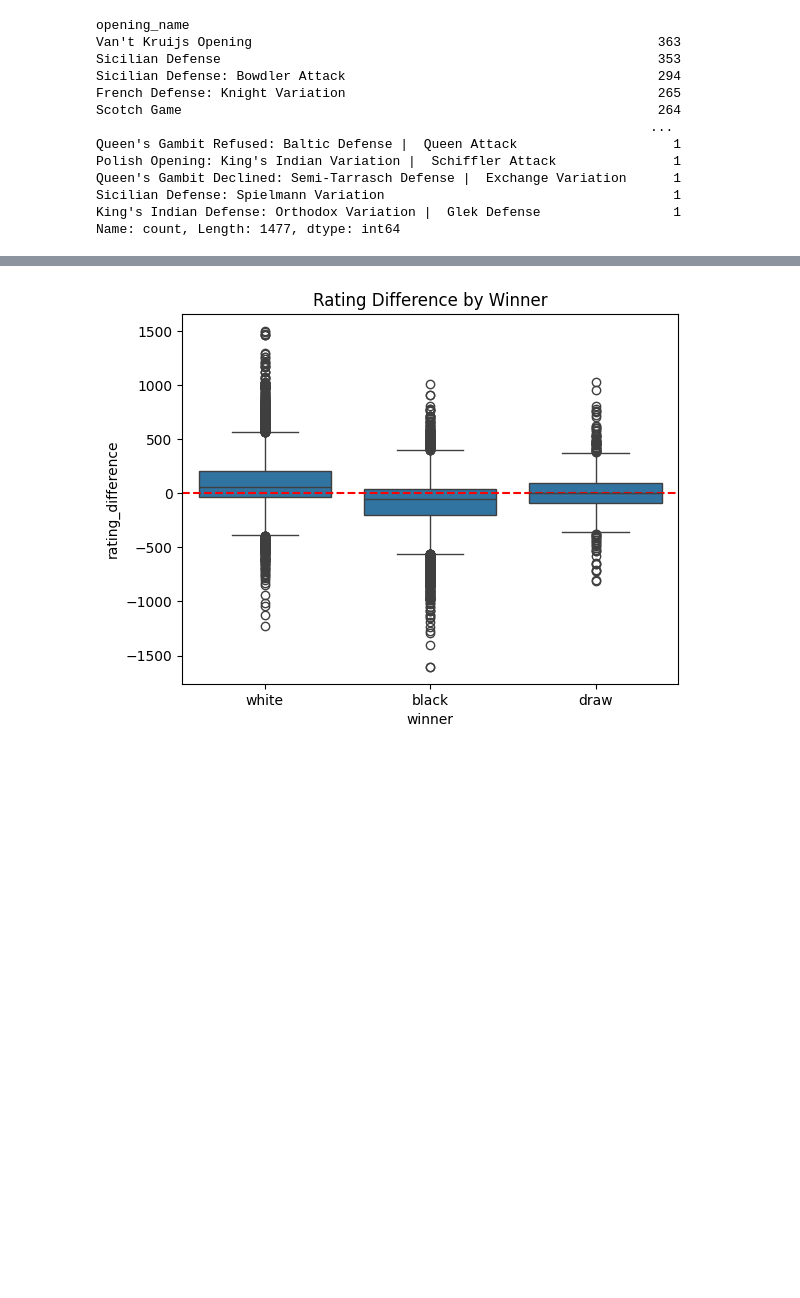
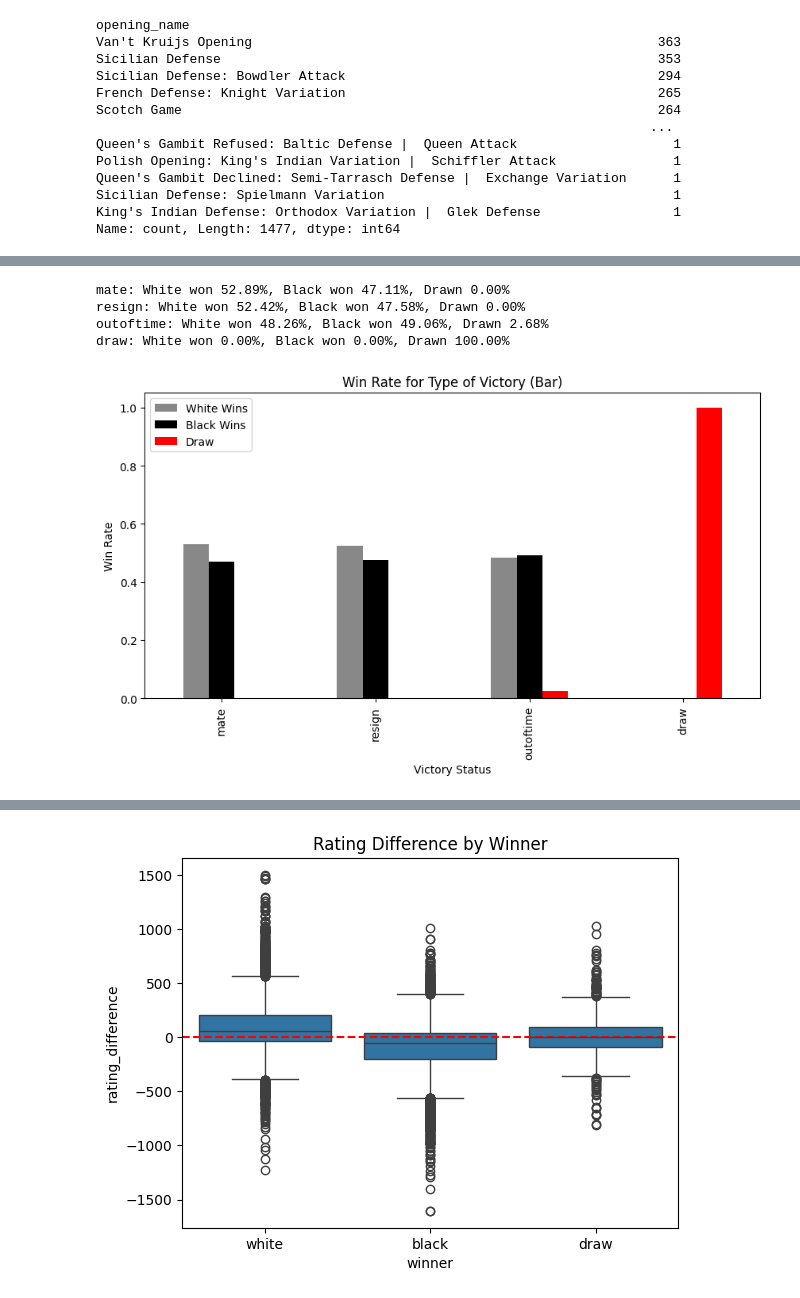
Before and after one commit to booyah-1902/AI_Mastery, a Jupyter notebook: AI-Mastery-Week-1/Machine Learning/Chess/Lichess Data Analysis.ipynb, the cells around one changed output, grey strips where cells are left out. Cells and saved outputs as stored; diff of their text form; code cells hidden in the pictures; blank space fills up the shorter version.

```diff
--- a/AI-Mastery-Week-1/Machine Learning/Chess/Lichess Data Analysis.ipynb
+++ b/AI-Mastery-Week-1/Machine Learning/Chess/Lichess Data Analysis.ipynb
@@ -128,0 +189,29 @@ Name: count, Length: 1477, dtype: int64
+# %%
+games["white_win"] = (games["winner"] == "white").astype(int)
+games["black_win"] = (games["winner"] == "black").astype(int)
+games["draw"]      = (games["winner"] == "draw").astype(int)
+
+win_rates = games.groupby("victory_status")[["white_win", "black_win", "draw"]].mean()
+win_rates = win_rates.sort_values("white_win", ascending=False)
+
+for status, row in win_rates.iterrows():
+    print(
+        f"{status}: "
+        f"White won {row['white_win']:.2%}, "
+        f"Black won {row['black_win']:.2%}, "
+        f"Drawn {row['draw']:.2%}"
+    )
+# %% [output]
+mate: White won 52.89%, Black won 47.11%, Drawn 0.00%
+resign: White won 52.42%, Black won 47.58%, Drawn 0.00%
+outoftime: White won 48.26%, Black won 49.06%, Drawn 2.68%
+draw: White won 0.00%, Black won 0.00%, Drawn 100.00%
+# %%
+win_rates.plot(kind="bar", figsize=(10,5), color=["#888888", "#000000", "#ff0000"] )
+plt.xlabel("Victory Status")
+plt.ylabel("Win Rate")
+plt.title("Win Rate for Type of Victory (Bar)")
+plt.legend(["White Wins", "Black Wins", "Draw"])
+plt.show()
+# %% [output]
+[figure, added]
```
Also changed, not shown: parts of 16 cells of this notebook.
